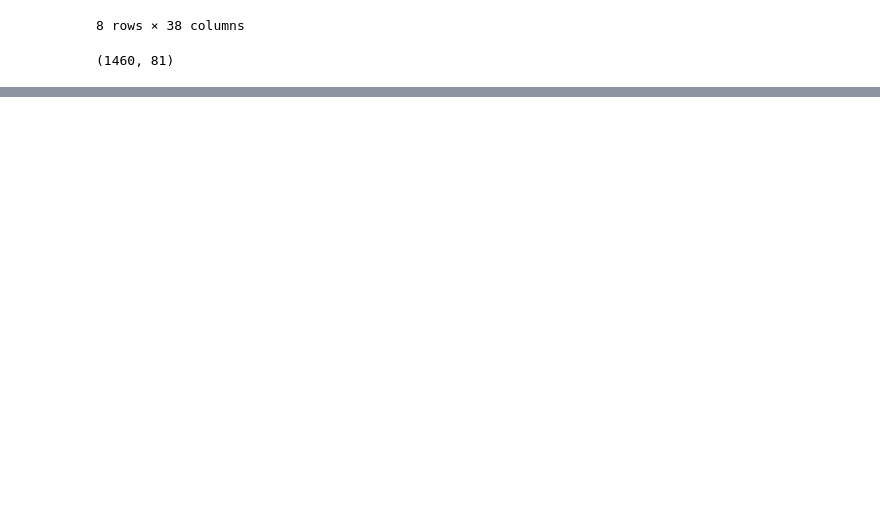
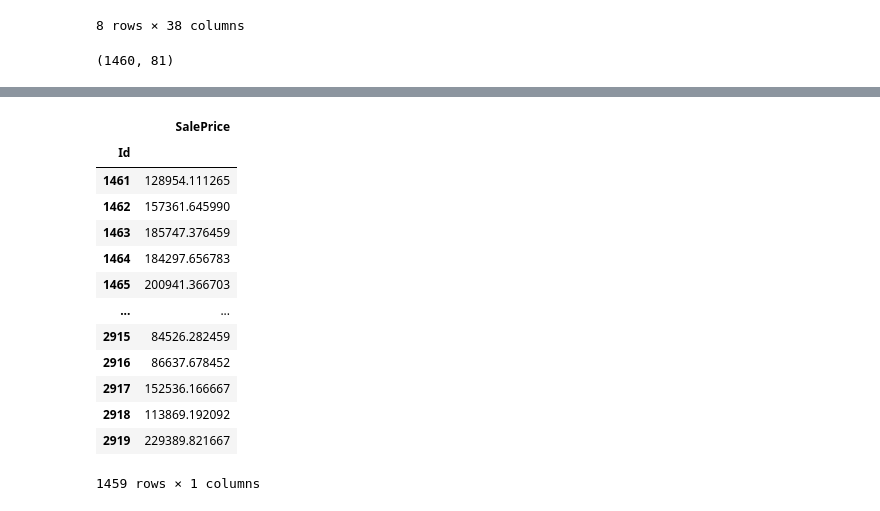
Before and after one commit to kristijanpetronijevic/kaggle_house_prices, a Jupyter notebook: train.ipynb, the cells around one changed output, grey strips where cells are left out. Drawn from its saved outputs; the diff is of its cells as text; code cells hidden in the pictures; blank space fills up the shorter version.

```diff
--- a/train.ipynb
+++ b/train.ipynb
@@ -388,0 +107,3 @@ real_set
+# %%
+X_train, X_test, y_train, y_test = train_test_split(X, Y, train_size=0.8)
+cx = X_train.columns
@@ -388,0 +119,19 @@ real_set
+# %%
+def train(X, y):
+
+    model = RandomForestRegressor()
+
+    param_grid = {
+        'n_estimators': [10, 20, 50, 100, 200, 300],
+        'max_depth': [3, 5, 15, 20, 50, 150]
+    }
+
+    # Inicijalizacija GridSearchCV objekta
+    grid_search = GridSearchCV(estimator=model, param_grid=param_grid, cv=3)
+    grid_search.fit(X, y)
+    # Najbolji model sa najboljim parametrima
+    best_model = grid_search.best_estimator_
+    # Treniranje najboljeg modela na celom skupu podataka
+    best_model.fit(X, y)
+
+    return best_model
@@ -388,0 +149,4 @@ real_set
+# %%
+X, Y = remove_outliers(X, Y)
+X.columns = cx
+model = train(X, Y)
@@ -388,0 +174,21 @@ real_set
+# %%
+predict = model.predict(test_set)
+answer = pd.DataFrame({'Id': id1, 'SalePrice': predict}).set_index('Id')
+answer.to_csv('answer.csv')
+# %%
+answer
+# %% [output]
+|  | SalePrice |
+| Id |  |
+| 1461 | 128954.111265 |
+| 1462 | 157361.645990 |
+| 1463 | 185747.376459 |
+| 1464 | 184297.656783 |
+| 1465 | 200941.366703 |
+| ... | ... |
+| 2915 | 84526.282459 |
+| 2916 | 86637.678452 |
+| 2917 | 152536.166667 |
+| 2918 | 113869.192092 |
+| 2919 | 229389.821667 |
+1459 rows × 1 columns
```
Also changed, not shown: parts of 65 cells of this notebook.
